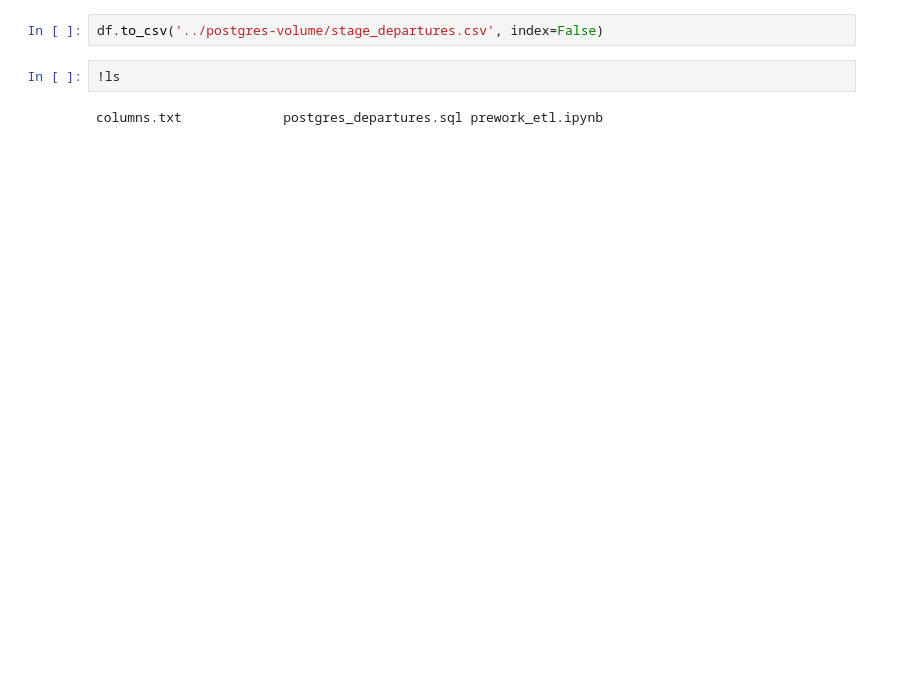
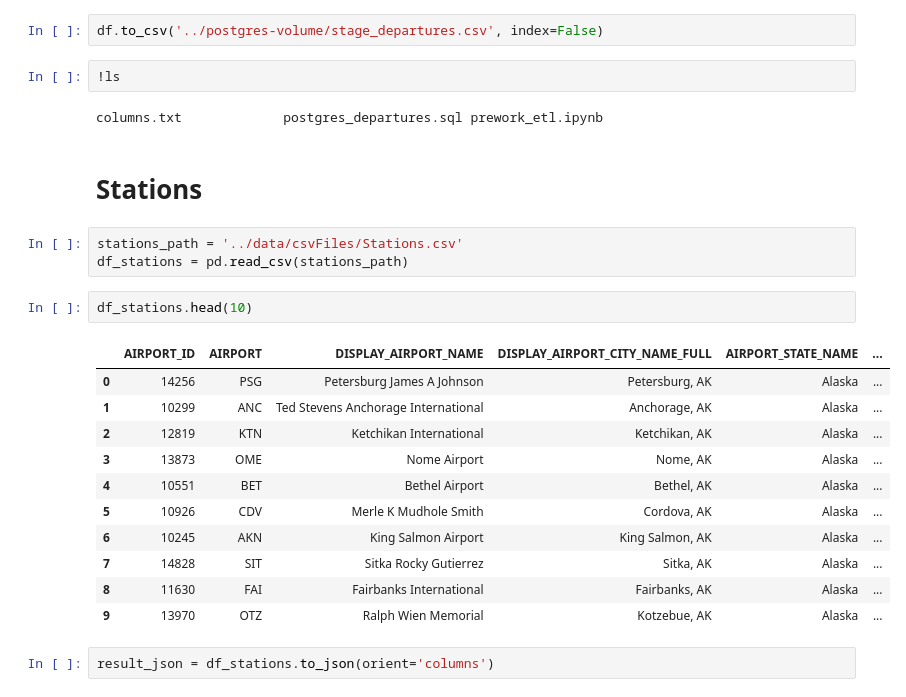
Before and after one commit to juansevargasc/2022-Departures, a Jupyter notebook: prework/prework_etl.ipynb, the cells around one changed output. Saved outputs shown, nothing was run; the diff lists cells and outputs as text; blank space fills up the shorter version.

```diff
--- a/prework/prework_etl.ipynb
+++ b/prework/prework_etl.ipynb
@@ -169,3 +178,24 @@ df.to_csv('../postgres-volume/stage_departures.csv', index=False)
 !ls
 # %% [output]
 columns.txt             postgres_departures.sql prework_etl.ipynb
+# %% [markdown]
+# Stations
+# %%
+stations_path = '../data/csvFiles/Stations.csv'
+df_stations = pd.read_csv(stations_path)
+# %%
+df_stations.head(10)
+# %% [output]
+|  | AIRPORT_ID | AIRPORT | DISPLAY_AIRPORT_NAME | DISPLAY_AIRPORT_CITY_NAME_FULL | AIRPORT_STATE_NAME | ... |
+| 0 | 14256 | PSG | Petersburg James A Johnson | Petersburg, AK | Alaska | ... |
+| 1 | 10299 | ANC | Ted Stevens Anchorage International | Anchorage, AK | Alaska | ... |
+| 2 | 12819 | KTN | Ketchikan International | Ketchikan, AK | Alaska | ... |
+| 3 | 13873 | OME | Nome Airport | Nome, AK | Alaska | ... |
+| 4 | 10551 | BET | Bethel Airport | Bethel, AK | Alaska | ... |
+| 5 | 10926 | CDV | Merle K Mudhole Smith | Cordova, AK | Alaska | ... |
+| 6 | 10245 | AKN | King Salmon Airport | King Salmon, AK | Alaska | ... |
+| 7 | 14828 | SIT | Sitka Rocky Gutierrez | Sitka, AK | Alaska | ... |
+| 8 | 11630 | FAI | Fairbanks International | Fairbanks, AK | Alaska | ... |
+| 9 | 13970 | OTZ | Ralph Wien Memorial | Kotzebue, AK | Alaska | ... |
+# %%
+result_json = df_stations.to_json(orient='columns')
```
Also changed, not shown: parts of 13 cells of this notebook, 8 other files.
